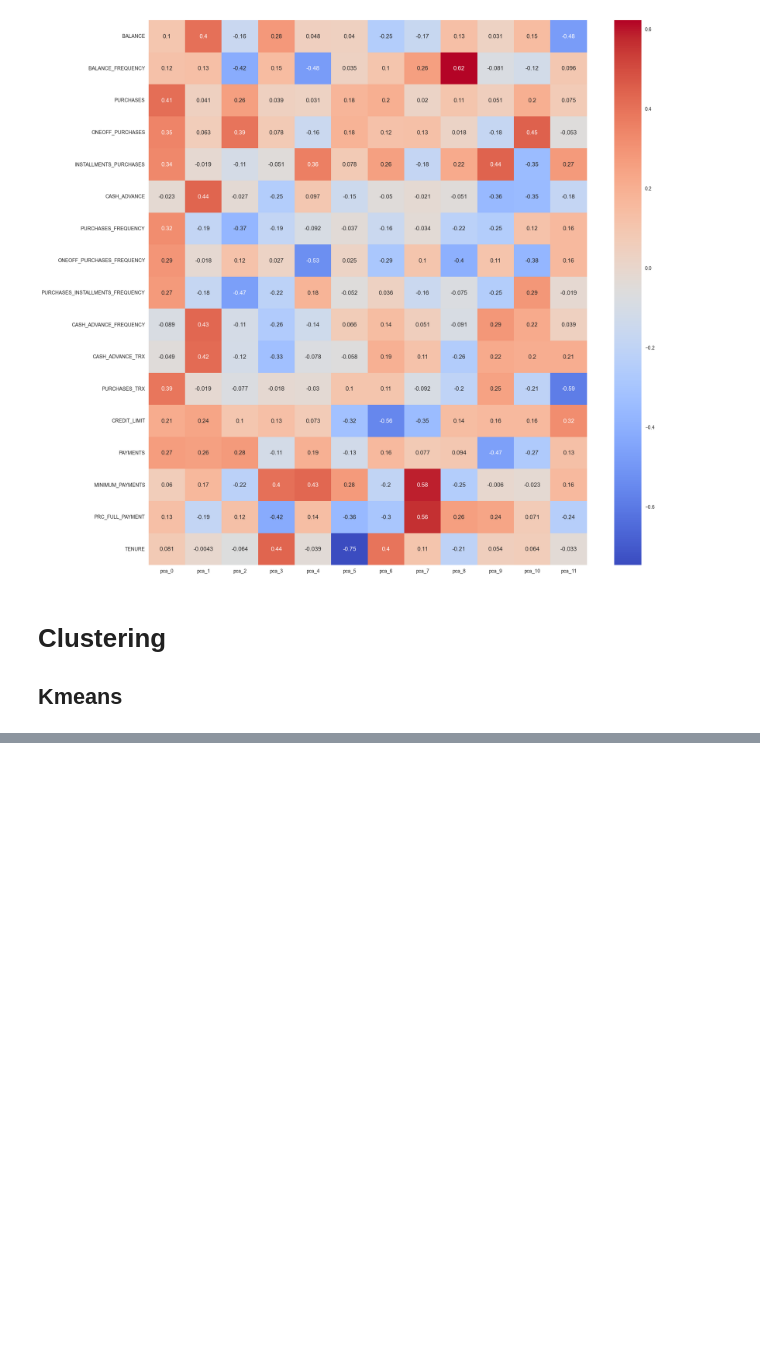
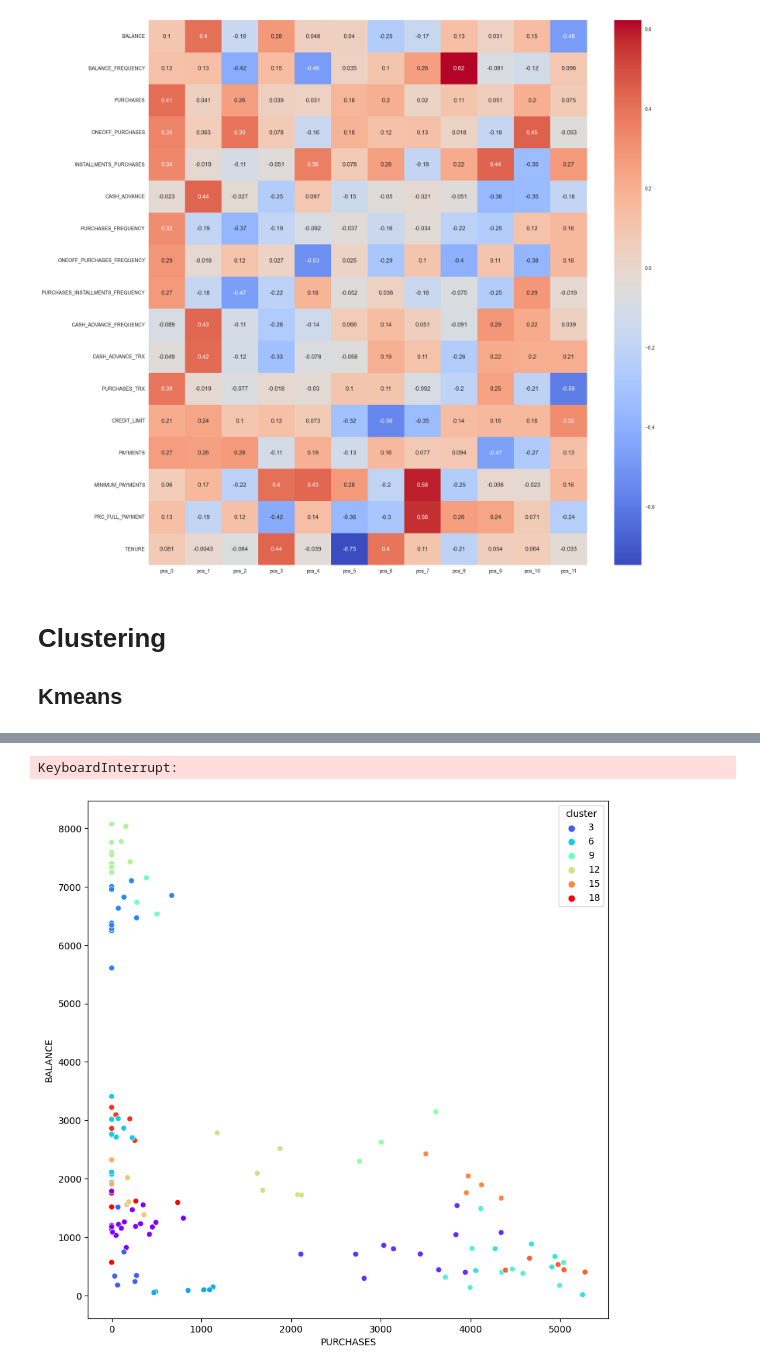
Before and after one commit to Enzo-hmdy/Tp3_Machine_learning_UQAC, a Jupyter notebook: clustering.ipynb, the cells around one changed output, grey strips where cells are left out. Saved outputs shown, nothing was run; the diff lists cells and outputs as text; code cells hidden in the pictures; blank space fills up the shorter version.

```diff
--- a/clustering.ipynb
+++ b/clustering.ipynb
@@ -356,6 +338,6 @@ Index(['BALANCE', 'BALANCE_FREQUENCY', 'PURCHASES', 'ONEOFF_PURCHASES',
 # %%
-# dbscan
-from sklearn.cluster import DBSCAN
+# make hierarchial clustering
+from sklearn.cluster import AgglomerativeClustering
 from sklearn.preprocessing import StandardScaler
 from sklearn.decomposition import PCA
 import pandas as pd
@@ -367,42 +349,66 @@ from sklearn.metrics import calinski_harabasz_score
 from sklearn.metrics import davies_bouldin_score
 from sklearn.metrics import adjusted_rand_score
 from sklearn.metrics import adjusted_mutual_info_score
-from sklearn.metrics import homogeneity_score
-from sklearn.metrics import completeness_score
-from sklearn.metrics import v_measure_score
-from sklearn.metrics import fowlkes_mallows_score
-
+from scipy.cluster.hierarchy import linkage, dendrogram
 # read data
 data = pd.read_csv('CC GENERAL.csv',delimiter=',')
 data.drop('CUST_ID',axis=1,inplace=True)
 data.fillna(data.mean(),inplace=True)
+#keep 150 rows
+data = data
 # normalize data
 scaler = StandardScaler()
 data = pd.DataFrame(scaler.fit_transform(data),columns=data.columns)
 
-# make model
-model = DBSCAN(eps=0.5,min_samples=5)
+
+# make model but stop agglomerative clustering when there are 5 clusters and then plot dendrogram to visualize the clusters and see 5 clusters with different colors
+model = AgglomerativeClustering(n_clusters=6,affinity='euclidean',linkage='ward')
 model.fit(data)
 data['cluster'] = model.labels_
 data.head(5)
 
-# plot clusters dbscan
+# plot dendogram with different colors for each cluster
 plt.figure(figsize=(10,10))
-sns.scatterplot(x='PURCHASES',y='BALANCE',data=data,hue='cluster',palette='rainbow')
+dendrogram(linkage(data,method='ward'))
+plt.axhline(y=17,color='red',linestyle='--')
 
-# make a list of cluster numbers
-cluster_numbers = data['cluster'].unique()
-# make a list of features
-features = data.columns[:-1]
-# make a list of colors
-colors = ['red','blue','green','yellow','orange','purple','black','pink','gray','brown']
-# make a list of angles
-angles = [n / float(len(features)) * 2 * np.pi for n in range(len(features))]
-angles += angles[:1]
-# plot in the same figure
-for cluster in cluster_numbers:
-    # make a list of values for each feature for each cluster
-    values = data[data['cluster']==cluster].mean().values[:-1].tolist()
-    values += values[:1]
-    # make the plot
-    plt.polar(angles,values,marker='.',color=colors[cluster])
+
+
+
+
+plt.show()
+# %% [output]
+KeyboardInterrupt:
+# %%
+
+
+import numpy as np
+import pandas as pd
+import seaborn as sns
+import matplotlib.pyplot as plt
+from sklearn.cluster import DBSCAN
+
+# read data
+data = pd.read_csv('CC GENERAL.csv',delimiter=',')
+data.drop('CUST_ID',axis=1,inplace=True)
+data.fillna(data.mean(),inplace=True)
+
+
+
+# make model
+model = DBSCAN(eps=1100,min_samples=5)
+model.fit(data)
+data['cluster'] = model.labels_
+data.head(5)
+# delete all row where cluster is -1
+data = data[data['cluster']!=-1]
+data = data[data['cluster']!=0]
+
+
+
+# plot clusters dbscan
+plt.figure(figsize=(10,10))
+sns.scatterplot(x='PURCHASES',y='BALANCE',data=data,hue='cluster',palette='rainbow')
+plt.show()
+# %% [output]
+[figure, added]
```
Also changed, not shown: parts of 12 cells of this notebook, 1 other file.
